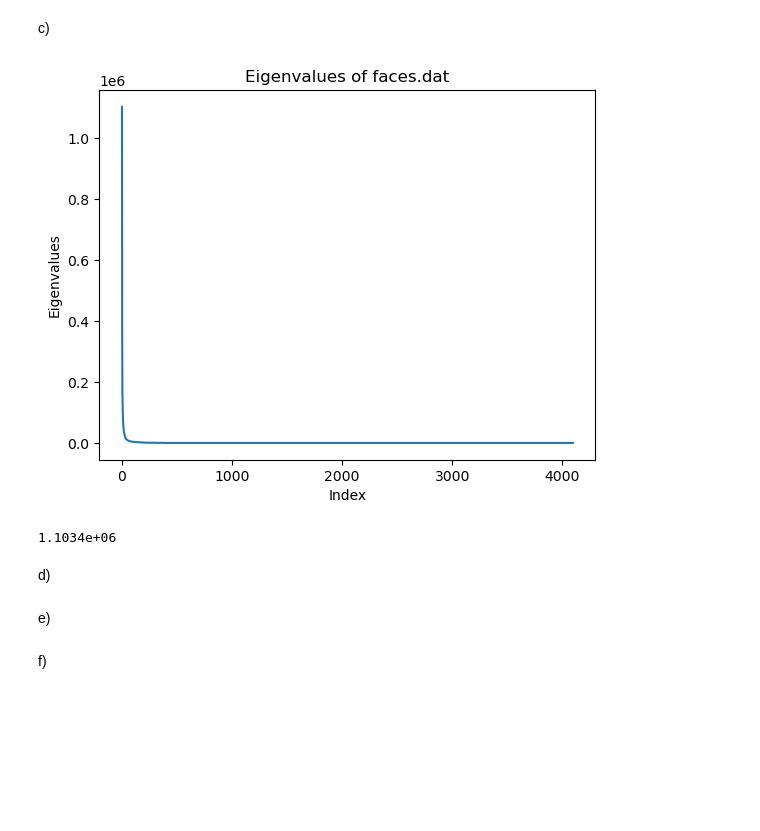
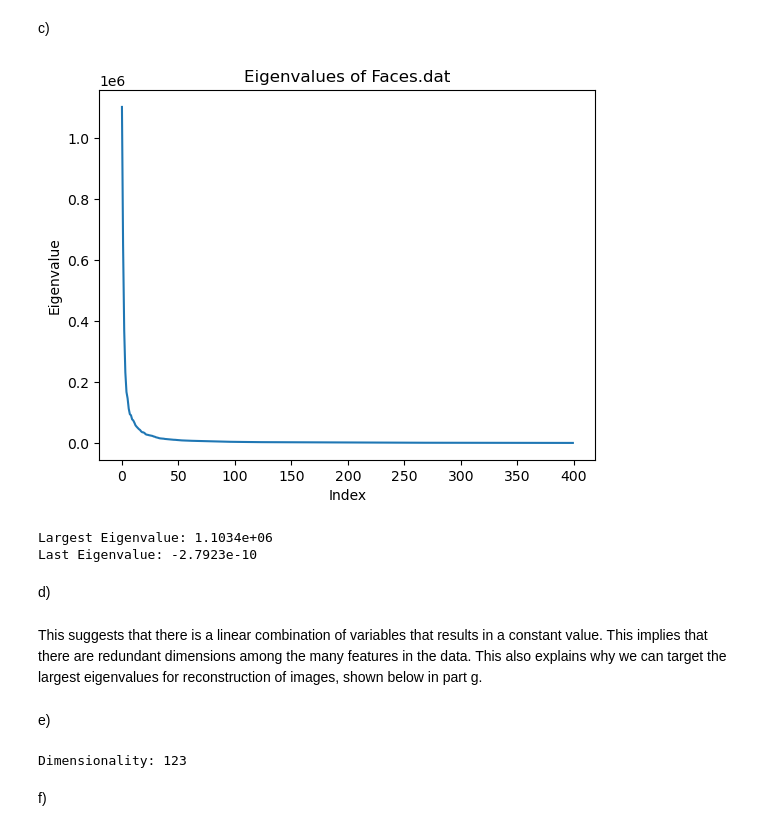
Before and after one commit to rgavigan/cs4442, a Jupyter notebook: assign2/Assignment2_Riley.ipynb, the cells around one changed output. Drawn from its saved outputs; the diff is of its cells as text; code cells hidden in the pictures; blank space fills up the shorter version.

```diff
--- a/assign2/Assignment2_Riley.ipynb
+++ b/assign2/Assignment2_Riley.ipynb
@@ -49,26 +51,48 @@ display_face(faces_centered.values, 200)
 # %% [markdown]
 c)
 # %%
-# Perform PCA on mean-centered data matrix
-X_cov = np.cov(faces_centered.T)
-e_values, e_vectors = np.linalg.eigh(X_cov)
+# Calculate the covariance matrix
+cov_matrix = np.cov(faces_centered.T)
 
-# Sort eigenvalues in descending order and plot them
-sorted_eigenvalues = np.sort(e_values)[::-1]
-plt.plot(sorted_eigenvalues)
-plt.ylabel('Eigenvalues')
+# Calculate the eigenvalues and eigenvectors (400)
+e_values, e_vectors = np.linalg.eigh(cov_matrix)
+
+# Sort eigenvalues and their eigenvectors in descending order
+idx = e_values.argsort()[::-1]
+e_values = e_values[idx]
+e_values_400 = e_values[:400]
+
+# Plot the eigenvalues on scale of 0 to 400
+plt.plot(e_values_400)
 plt.xlabel('Index')
-plt.title('Eigenvalues of faces.dat')
+plt.ylabel('Eigenvalue')
+plt.title('Eigenvalues of Faces.dat')
 plt.show()
 
 # Largest eigenvalue
-print(f'Largest Eigenvalue: {sorted_eigenvalues[0]:.4e}')
+print(f'Largest Eigenvalue: {e_values[0]:.4e}')
+
+# Last eigenvalue (400th)
+print(f'Last Eigenvalue: {e_values[-1]:.4e}')
 # %% [output]
-[figure, old version]
+[figure, new version]
-1.1034e+06
+Largest Eigenvalue: 1.1034e+06
+Last Eigenvalue: -2.7923e-10
 # %% [markdown]
 d)
+# %% [markdown]
+This suggests that there is a linear combination of variables that results in a constant value. This implies that there are redundant dimensions among the many features in the data. This also explains why we can target the largest eigenvalues for reconstruction of images, shown below in part g.
 # %% [markdown]
 e)
+# %%
+# Determine dimensionality of data you want to keep based on the eigenvalues
+# 95% of the variance
+variance = 0.95
+total_variance = np.sum(e_values)
+cumulative_variance = np.cumsum(e_values)
+dimensionality = np.argmax(cumulative_variance / total_variance > variance) + 1
+print(f'Dimensionality: {dimensionality}')
+# %% [output]
+Dimensionality: 123
 # %% [markdown]
 f)
```
Also changed, not shown: parts of 6 cells of this notebook.
